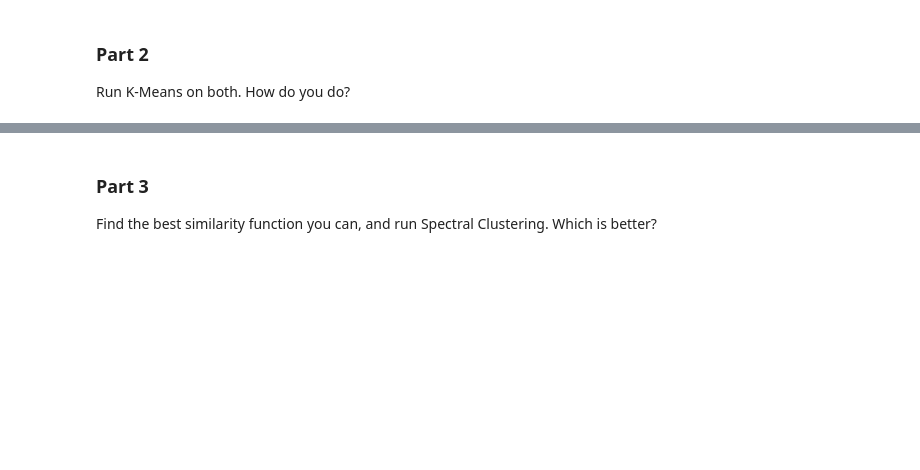
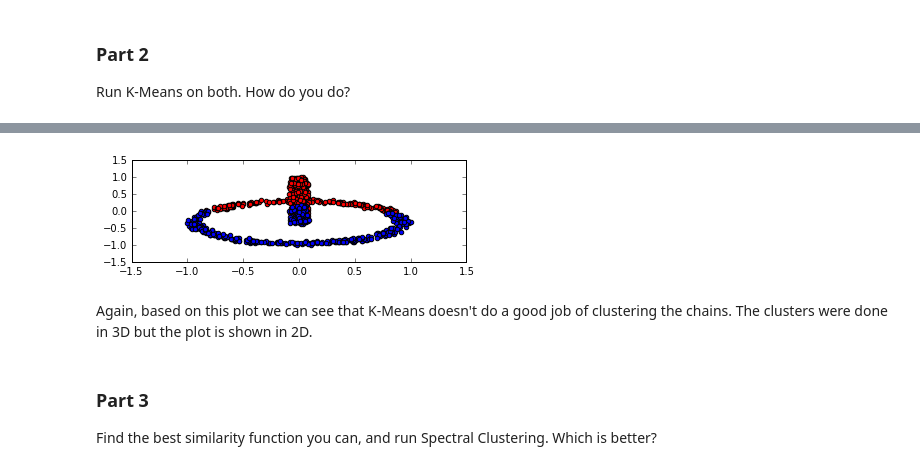
Before and after one commit to RohanNagar/datasciencelab-utaustin, a Jupyter notebook: lab6/lab6.ipynb, the cells around one changed output, grey strips where cells are left out. Cells and saved outputs as stored; diff of their text form; code cells hidden in the pictures; blank space fills up the shorter version.

```diff
--- a/lab6/lab6.ipynb
+++ b/lab6/lab6.ipynb
@@ -363,0 +386,3 @@ Run K-Means on both. How do you do?
+# %%
+chains_X = chains.drop(0, axis=1)
+chains_X.head()
@@ -364,3 +396,11 @@ Run K-Means on both. How do you do?
+# %%
+model = KMeansPP(chains_X, 2)
+chain_clusters = model.run()
+show_clusters(chain_clusters, reverse=True)
+# %% [output]
+[figure, added]
+# %% [markdown]
+Again, based on this plot we can see that K-Means doesn't do a good job of clustering the chains. The clusters were done in 3D but the plot is shown in 2D.
 # %% [markdown]
 ### Part 3
 
```
Also changed, not shown: parts of 7 cells of this notebook.
